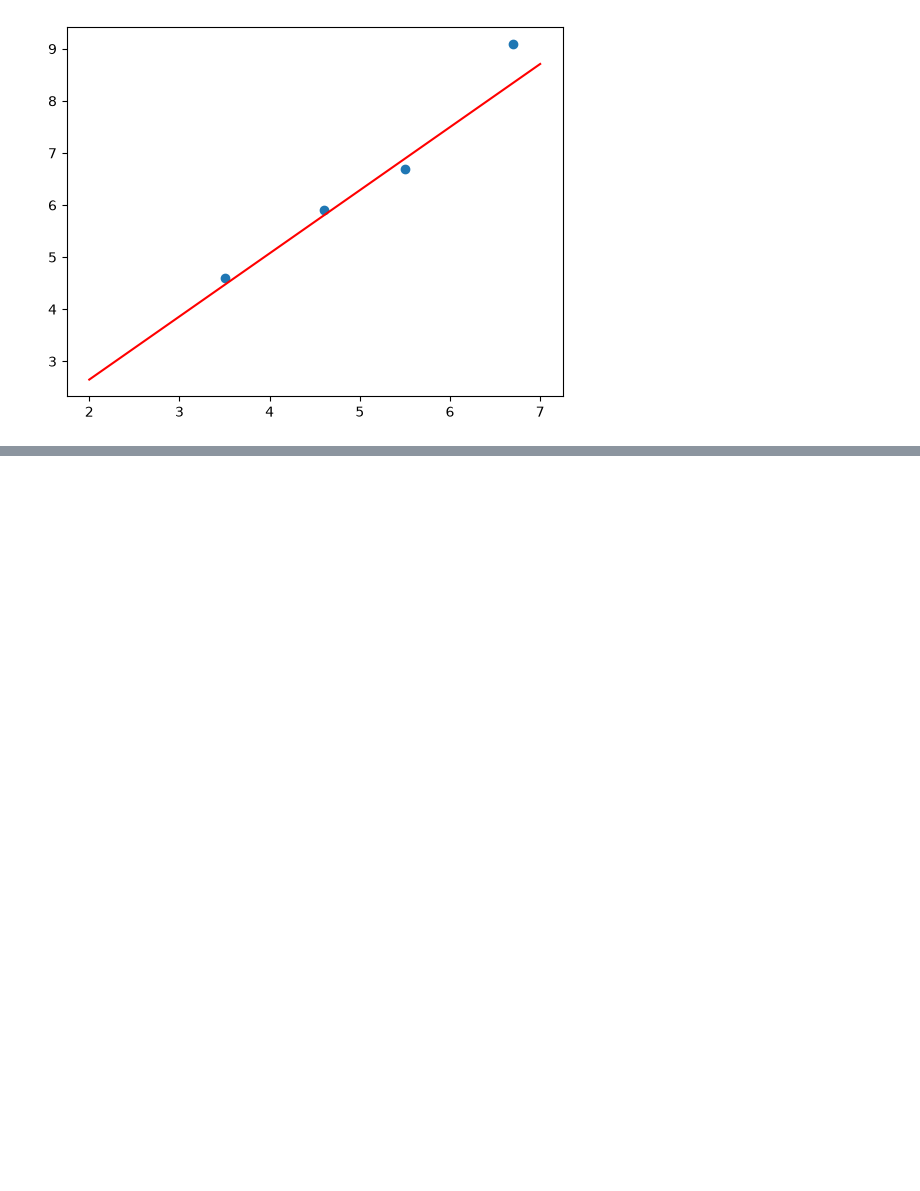
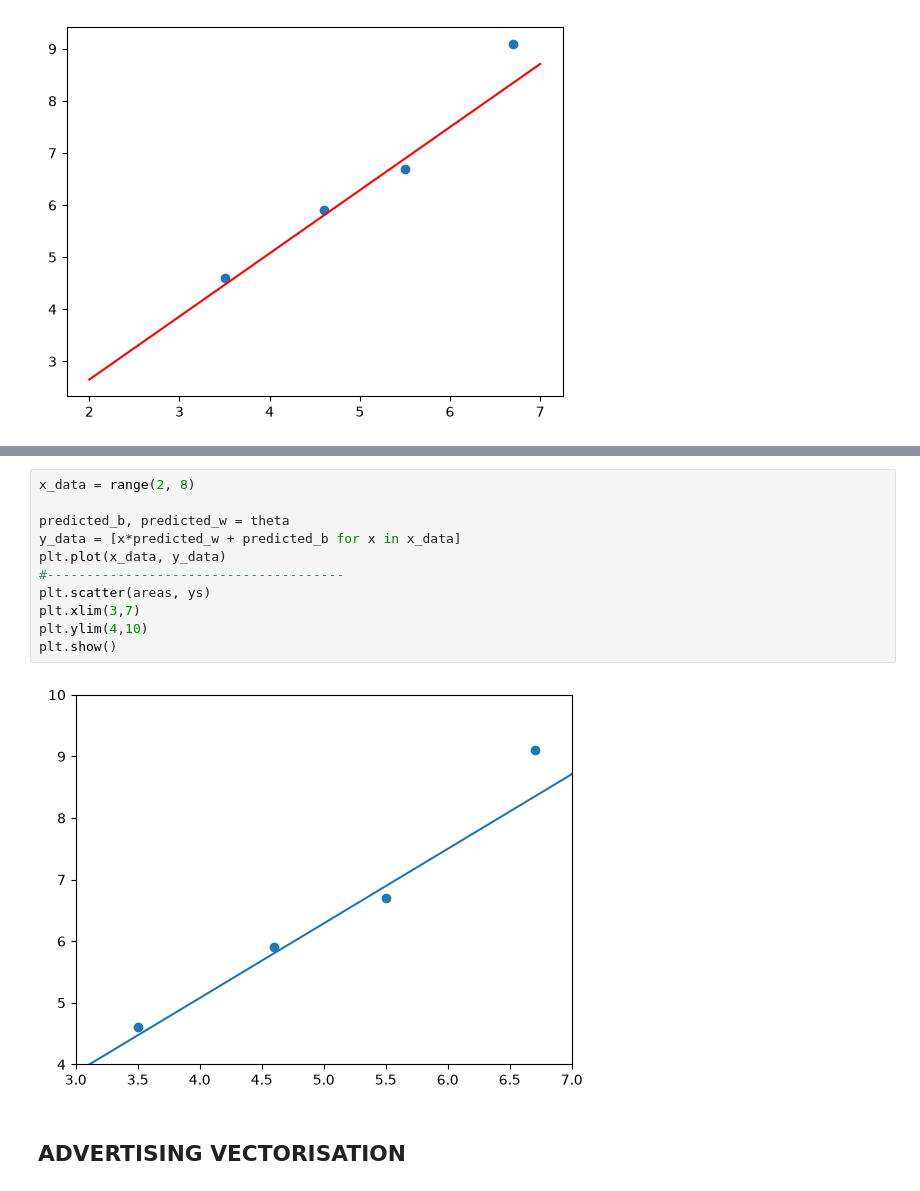
Before and after one commit to minttraang/Module-4-Foundation-DL, a Jupyter notebook: M4W1_4_Wed_Linear Regression.ipynb, the cells around one changed output, grey strips where cells are left out. Cells and saved outputs as stored; diff of their text form; blank space fills up the shorter version.

```diff
--- a/M4W1_4_Wed_Linear Regression.ipynb
+++ b/M4W1_4_Wed_Linear Regression.ipynb
@@ -399,0 +634,15 @@ plt.scatter(areas, prices)
+# %%
+x_data = range(2, 8)
+
+predicted_b, predicted_w = theta
+y_data = [x*predicted_w + predicted_b for x in x_data]
+plt.plot(x_data, y_data)
+#--------------------------------------
+plt.scatter(areas, ys)
+plt.xlim(3,7)
+plt.ylim(4,10)
+plt.show()
+# %% [output]
+[figure, added]
+# %% [markdown]
+## **ADVERTISING VECTORISATION**
```
Also changed, not shown: parts of 21 cells of this notebook.
